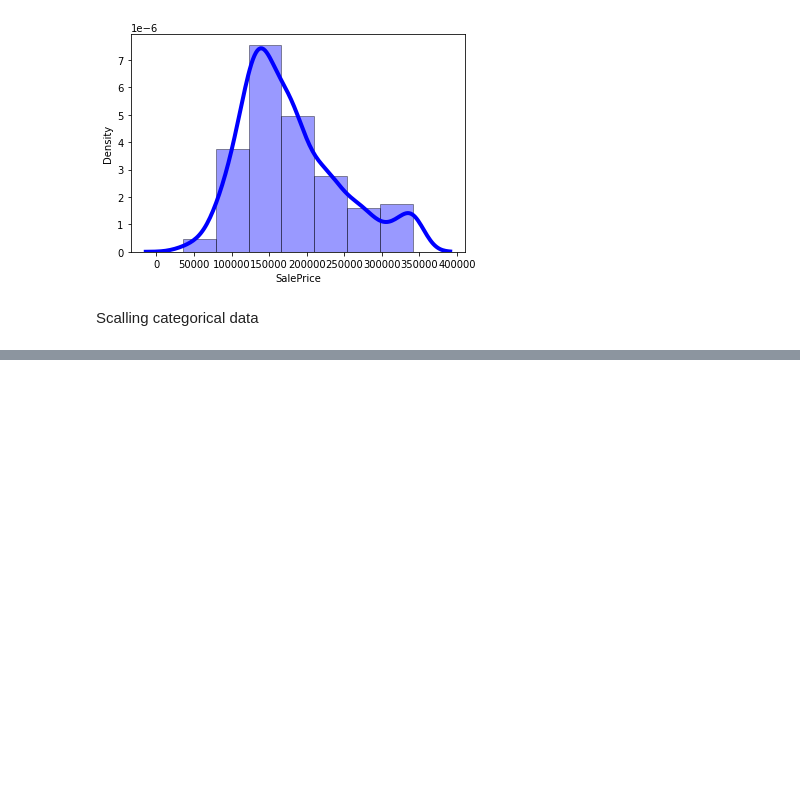
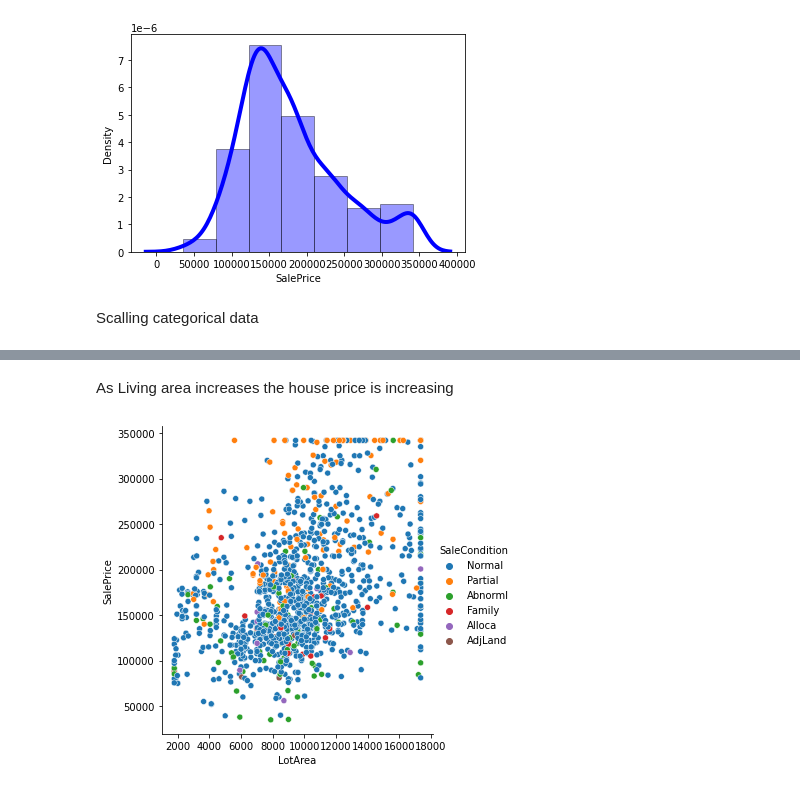
Before and after one commit to KaviyaKathiroli/MyWorks, a Jupyter notebook: FlipHomePrice/housing_collab.ipynb, the cells around one changed output, grey strips where cells are left out. Saved outputs shown, nothing was run; the diff lists cells and outputs as text; code cells hidden in the pictures; blank space fills up the shorter version.

```diff
--- a/FlipHomePrice/housing_collab.ipynb
+++ b/FlipHomePrice/housing_collab.ipynb
@@ -600,0 +605,6 @@ category_feature
+# %% [markdown]
+As Living area increases the house price is increasing
+# %%
+sns.relplot(x="LotArea", y="SalePrice", hue="SaleCondition",data=price);
+# %% [output]
+[figure, added]
```
Also changed, not shown: parts of 1 cell of this notebook.
